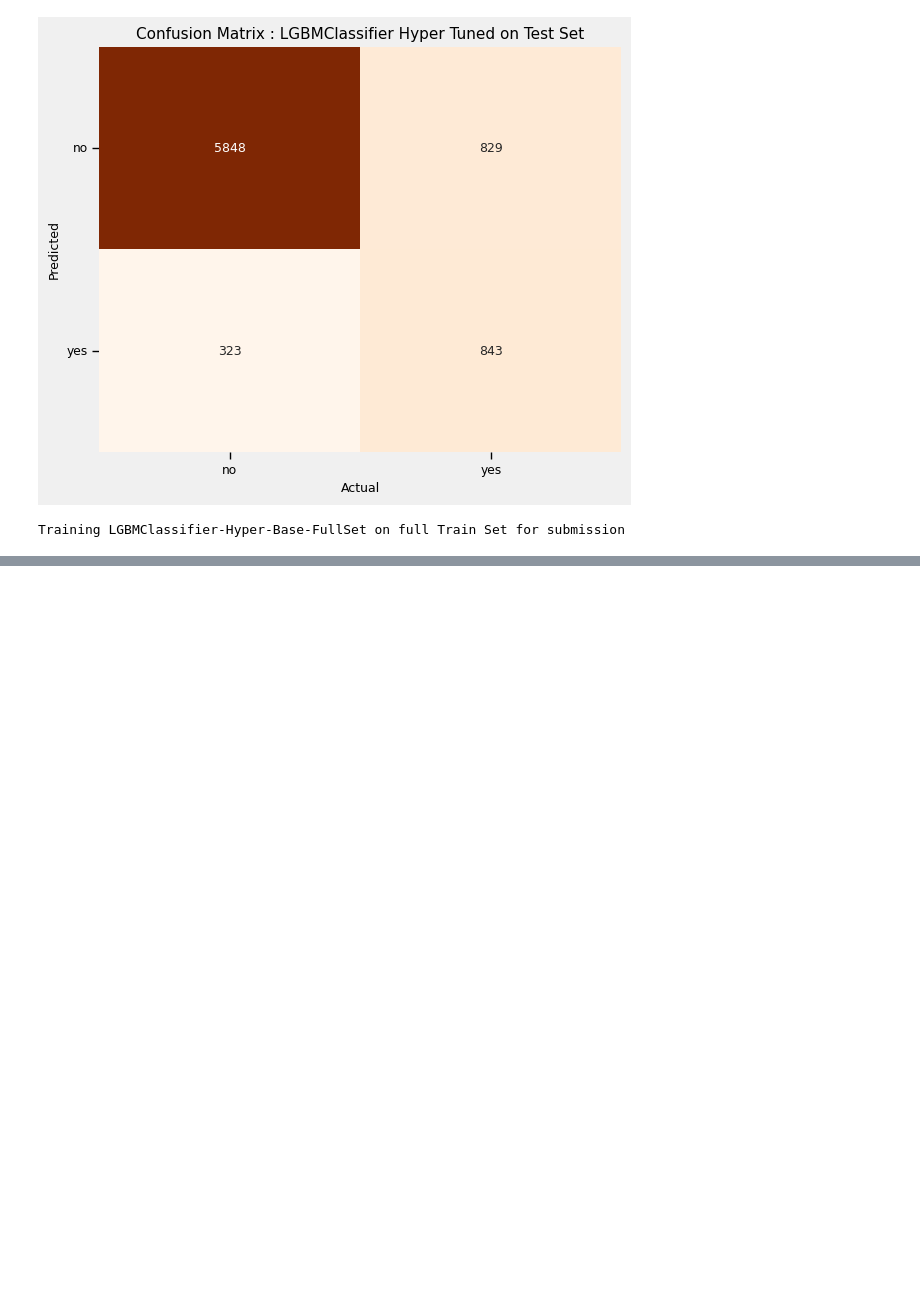
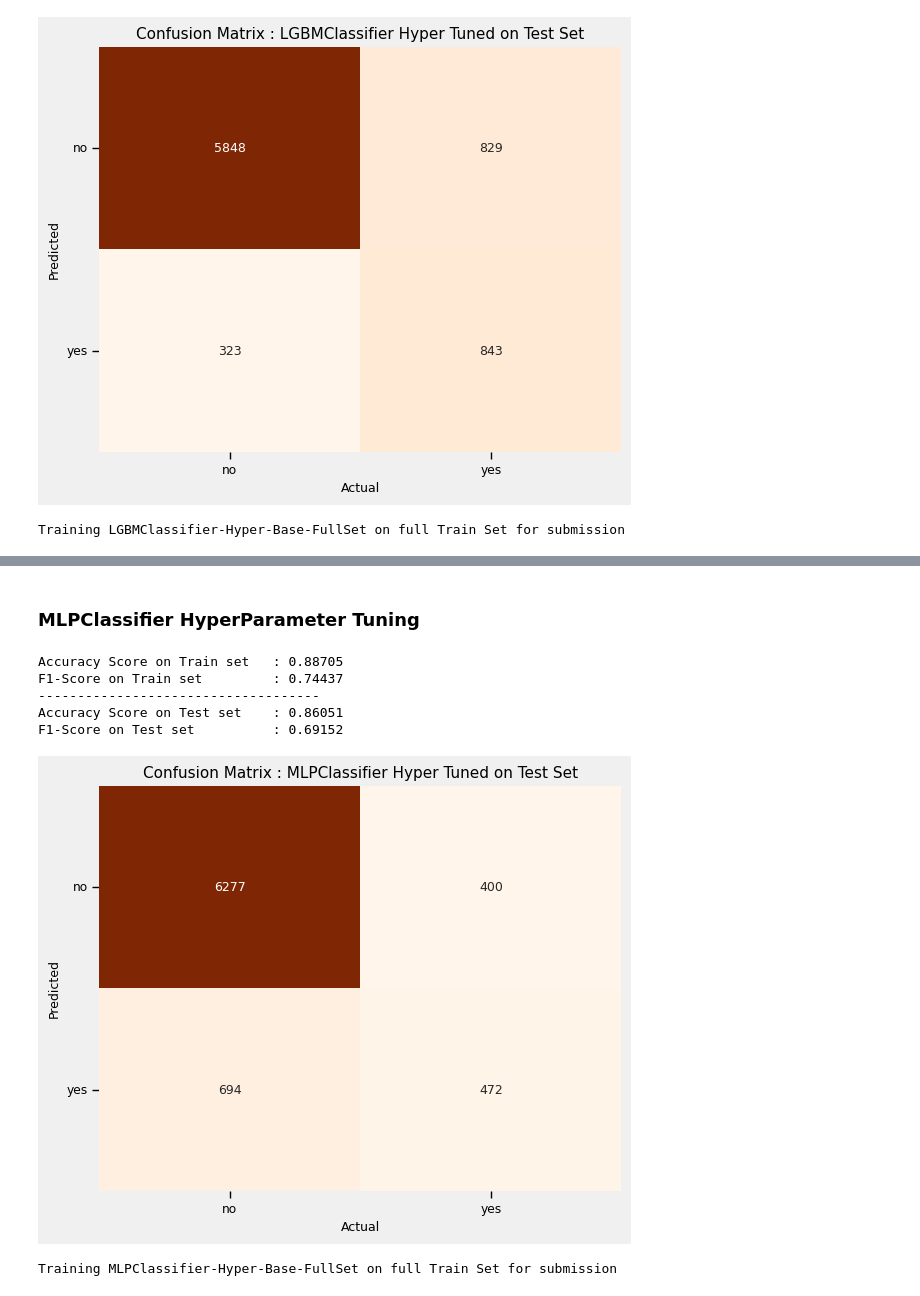
Before and after one commit to jishnukoliyadan/Predicting-the-Success-of-Bank-telemarketing, a Jupyter notebook: notebook/Predict-Success-of-Bank-telemarketing.ipynb, the cells around one changed output, grey strips where cells are left out. Saved outputs shown, nothing was run; the diff lists cells and outputs as text; code cells hidden in the pictures; blank space fills up the shorter version.

```diff
--- a/notebook/Predict-Success-of-Bank-telemarketing.ipynb
+++ b/notebook/Predict-Success-of-Bank-telemarketing.ipynb
@@ -1420,0 +1445,2 @@ Training LGBMClassifier-Hyper-Base-FullSet on full Train Set for submission
+# %% [markdown]
+### MLPClassifier HyperParameter Tuning
@@ -1421,3 +1474,30 @@ Training LGBMClassifier-Hyper-Base-FullSet on full Train Set for submission
+# %%
+clf_name = 'MLPClassifier-Hyper-Base'
+mlpClassifier_, mlp_f1Score = train_partial_classifier_model(MLPClassifier(
+                                                                **best_params_, random_state = 48),
+                                                             trainX_ = tansformed_train_X,
+                                                             trainY_ = y_train,
+                                                             testX_ = tansformed_test_X,
+                                                             testY_ = y_test,
+                                                             text_  = 'MLPClassifier Hyper Tuned',
+                                                             plot_cm = True,
+                                                             onTrain = True)
+
+model_performance_df.loc[len(model_performance_df)] = [clf_name, best_params_, mlp_f1Score]
+
+clf_name = 'MLPClassifier-Hyper-Base-FullSet'
+submission_classifier(classifier_ = MLPClassifier(**best_params_, random_state = 48),
+                      filename = 'submission', clf_name = clf_name,
+                      trainX_og = og_tansformed_train_X, trainY_og = trainDF_most_Y,
+                      testX_ = og_tansformed_test_X, submission_DF = submissionDF, train = True)
+# %% [output]
+Accuracy Score on Train set   : 0.88705
+F1-Score on Train set         : 0.74437
+------------------------------------
+Accuracy Score on Test set    : 0.86051
+F1-Score on Test set          : 0.69152
+[figure, added]
+Training MLPClassifier-Hyper-Base-FullSet on full Train Set for submission
 # %%
 model_performance_df.style
 # %% [output]
```
Also changed, not shown: parts of 8 cells of this notebook, 2 other files.
